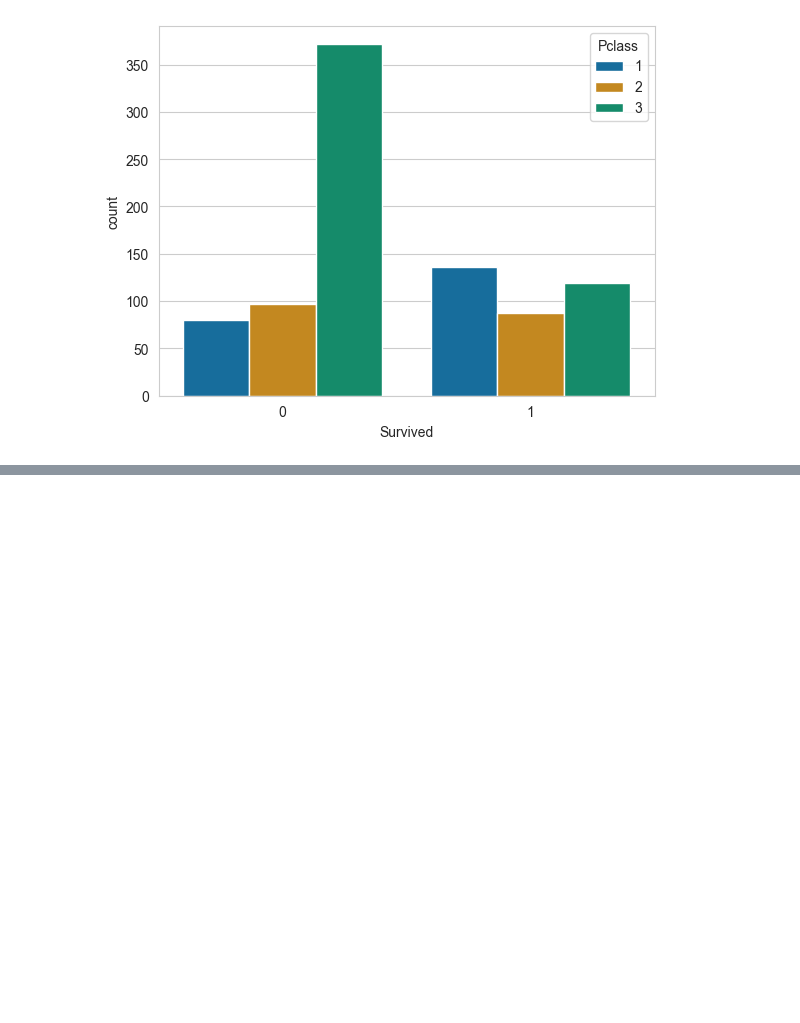
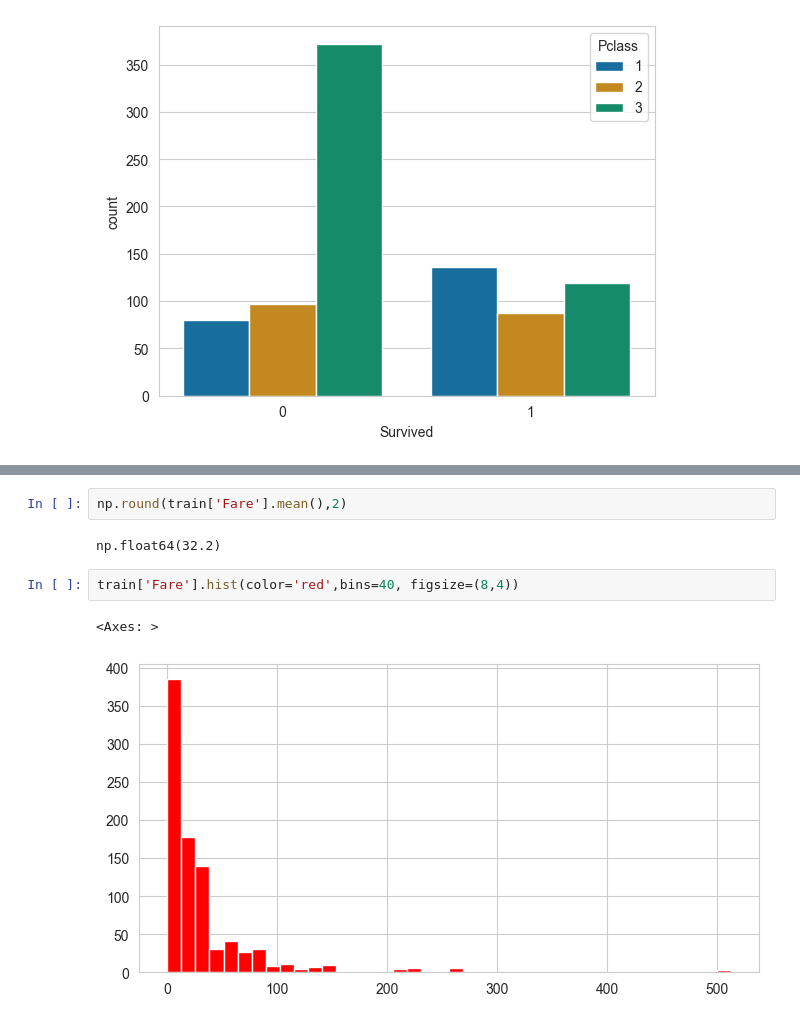
Before and after one commit to bhavbooks/Titanic-Survival-Prediction, a Jupyter notebook: EDA.ipynb, the cells around one changed output, grey strips where cells are left out. Drawn from its saved outputs; the diff is of its cells as text; blank space fills up the shorter version.

```diff
--- a/EDA.ipynb
+++ b/EDA.ipynb
@@ -99,0 +131,9 @@ sns.countplot(x='Survived', hue='Pclass', data=train, palette='colorblind')
+# %%
+np.round(train['Fare'].mean(),2)
+# %% [output]
+np.float64(32.2)
+# %%
+train['Fare'].hist(color='red',bins=40, figsize=(8,4))
+# %% [output]
+<Axes: >
+[figure, added]
```
Also changed, not shown: parts of 23 cells of this notebook.
